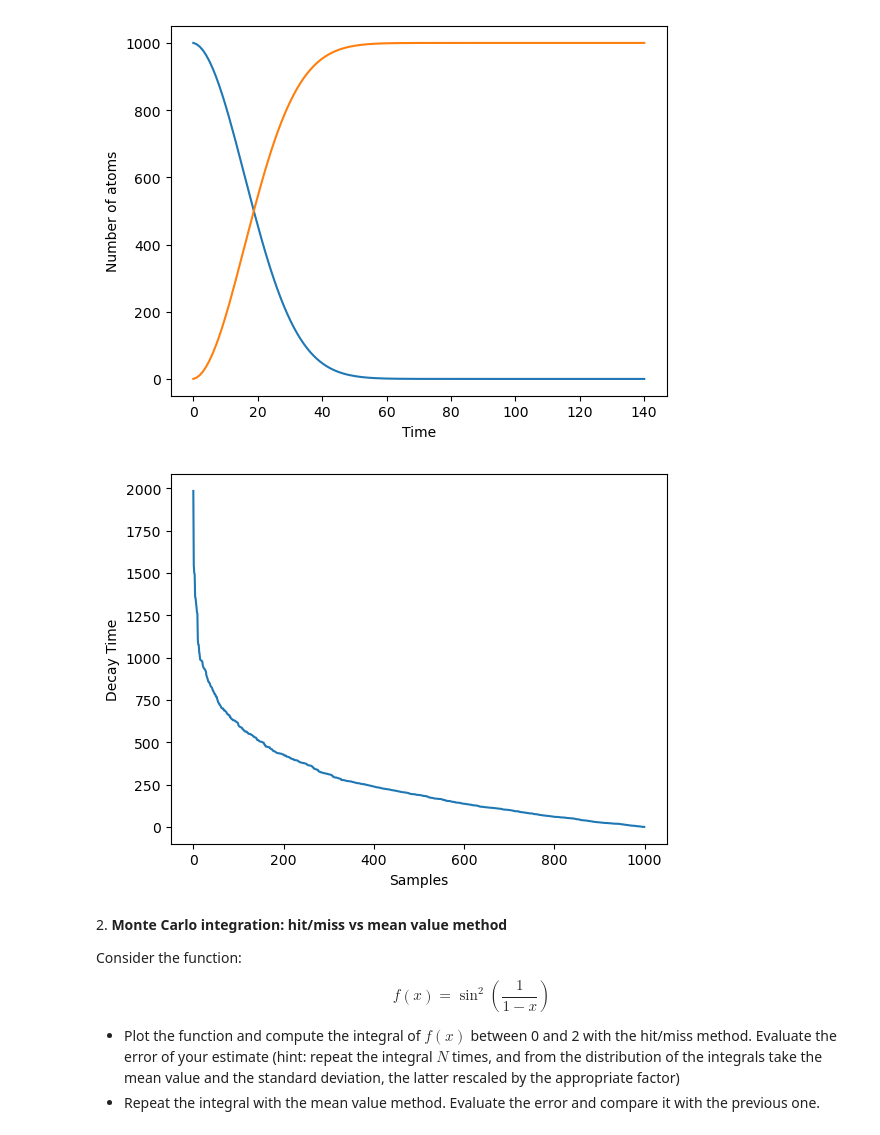
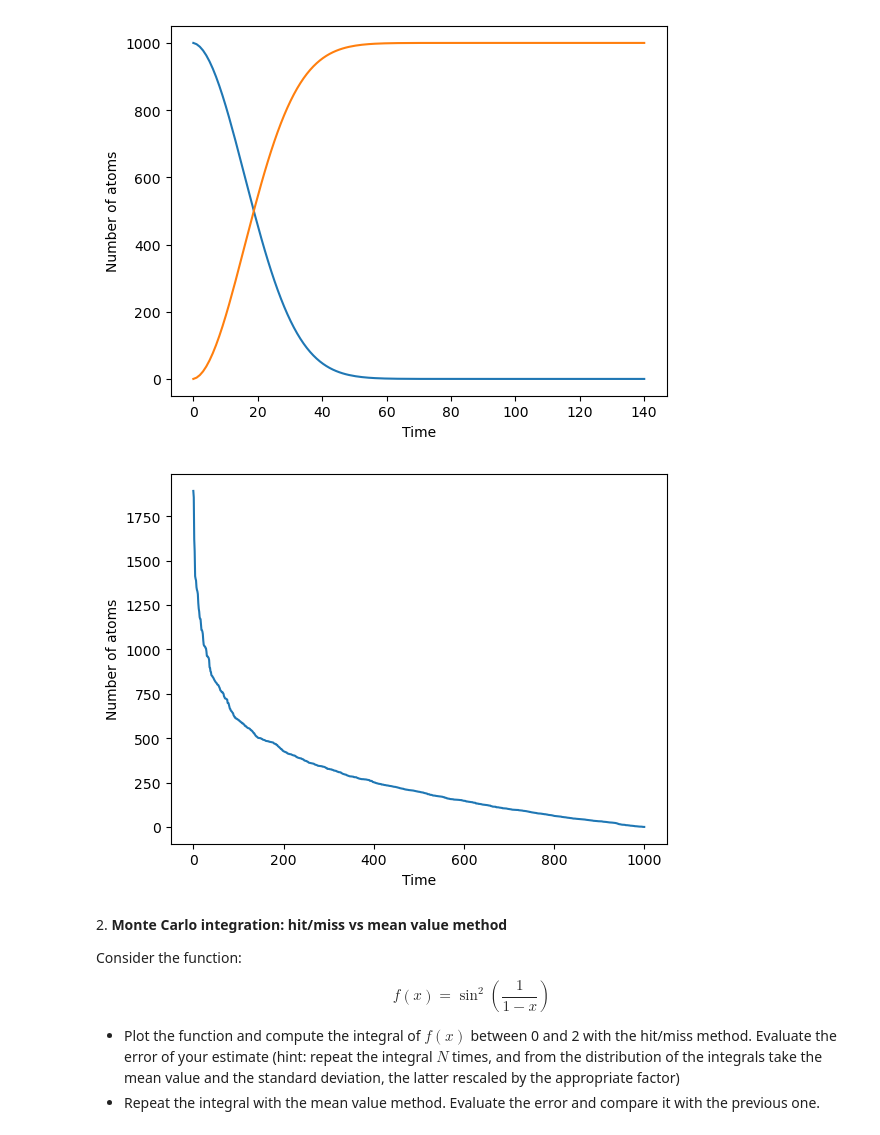
Before and after one commit to anais2412/ScientificComputingWithPython2022, a Jupyter notebook: 11ex_montecarlo.ipynb, the cells around one changed output. Drawn from its saved outputs; the diff is of its cells as text; code cells hidden in the pictures.

```diff
--- a/11ex_montecarlo.ipynb
+++ b/11ex_montecarlo.ipynb
@@ -15,17 +15,18 @@ import seaborn as sns
 #%matplotlib inline
 #%precision 4
 
+T = 3.052*60
+N = 1000
 def p(t):
-    T = 3.052*60
     return 1 - 2**(-t/T)
 
+# List of number of atoms
 Tlpoints = [1000]
 Pbpoints = [0]
-#T = 3.052*60
 #At each time-step decide whether each Tl atom has decayed or no
 
 t = 1
-while Pbpoints[-1]<1000:
+while Pbpoints[-1]<N:
     decay = Tlpoints[-1]*p(t)
     Tlpoints.append(Tlpoints[-1] - decay)
     Pbpoints.append(Pbpoints[-1] + decay)
@@ -40,18 +41,25 @@ plt.show()
 # %% [output]
 [figure]
 # %%
+import math
+
+T = 3.052*60
 def p2(t):
-    T = 3.052*60
-    return 2**(-t/T)*ln
-    #return -T*np.log(1-t)/np.log(2)
+    return 2**(-t/T)*math.log(2)/T
 
-decay_t = p2(np.random.random(1000))
-plt.plot(np.sort(decay_t)[::-1])
-plt.xlabel('Samples')
-plt.ylabel('Decay Time')
+def icdf_p2(t):
+    return -T*np.log(1-t)/np.log(2)
+
+
+# apply the inverse of the CDF
+decay_time = icdf_p2(np.random.random(1000))
+x = np.linspace(0,N,N)
+plt.plot(x, np.sort(decay_time)[::-1])
+plt.xlabel('Time')
+plt.ylabel('Number of atoms')
 plt.show()
 # %% [output]
-[figure, old version]
+[figure, new version]
 # %% [markdown]
 2\. **Monte Carlo integration: hit/miss vs mean value method**
 
```
Also changed, not shown: parts of 4 cells of this notebook, 2 other files.
